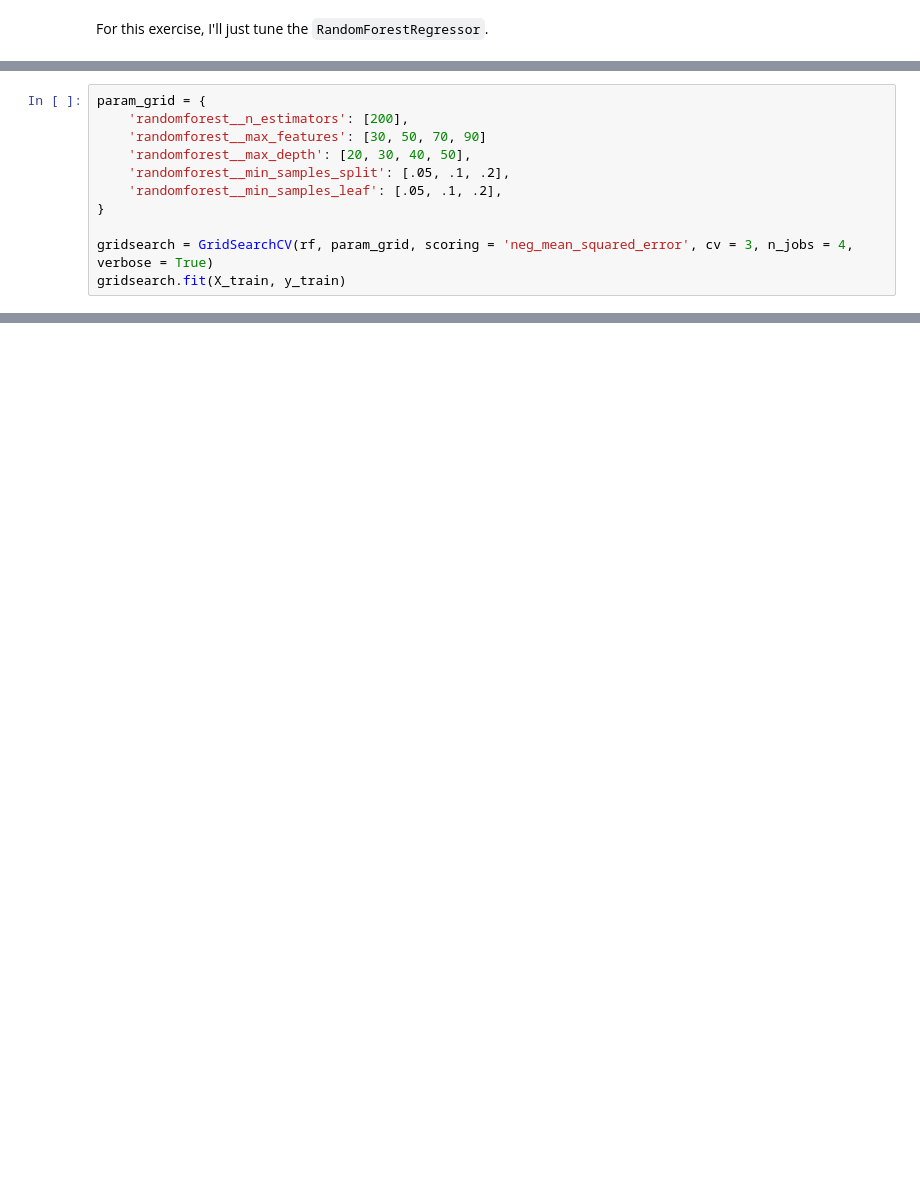
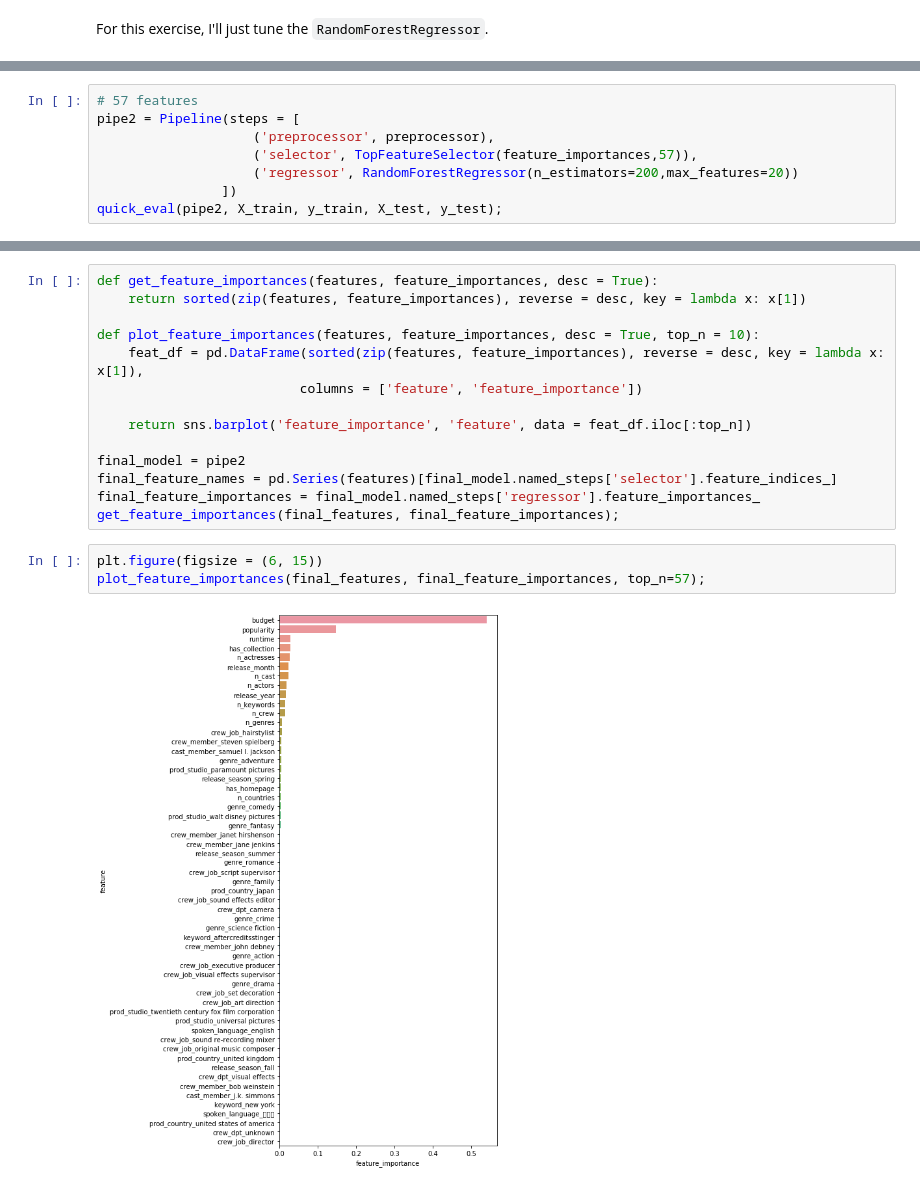
Before and after one commit to collindching/Learning-Exercises, a Jupyter notebook: Box Office Revenue Prediction/Regression Model.ipynb, the cells around one changed output, grey strips where cells are left out. Drawn from its saved outputs; the diff is of its cells as text; blank space fills up the shorter version.

```diff
--- a/Box Office Revenue Prediction/Regression Model.ipynb
+++ b/Box Office Revenue Prediction/Regression Model.ipynb
@@ -1450,11 +1307,0 @@ from sklearn.model_selection import GridSearchCV
-# %%
-param_grid = {
-    'randomforest__n_estimators': [200],
-    'randomforest__max_features': [30, 50, 70, 90]
-    'randomforest__max_depth': [20, 30, 40, 50],
-    'randomforest__min_samples_split': [.05, .1, .2],
-    'randomforest__min_samples_leaf': [.05, .1, .2],
-}
-
-gridsearch = GridSearchCV(rf, param_grid, scoring = 'neg_mean_squared_error', cv = 3, n_jobs = 4, verbose = True)
-gridsearch.fit(X_train, y_train)
@@ -1548,0 +1512,8 @@ sorted(zip(feature_importances, attributes), reverse=True)
+# %%
+# 57 features
+pipe2 = Pipeline(steps = [
+                    ('preprocessor', preprocessor),
+                    ('selector', TopFeatureSelector(feature_importances,57)),
+                    ('regressor', RandomForestRegressor(n_estimators=200,max_features=20))
+                ])
+quick_eval(pipe2, X_train, y_train, X_test, y_test);
@@ -1548,0 +1536,19 @@ sorted(zip(feature_importances, attributes), reverse=True)
+# %%
+def get_feature_importances(features, feature_importances, desc = True):
+    return sorted(zip(features, feature_importances), reverse = desc, key = lambda x: x[1])
+
+def plot_feature_importances(features, feature_importances, desc = True, top_n = 10):
+    feat_df = pd.DataFrame(sorted(zip(features, feature_importances), reverse = desc, key = lambda x: x[1]),
+                          columns = ['feature', 'feature_importance'])
+
+    return sns.barplot('feature_importance', 'feature', data = feat_df.iloc[:top_n])
+
+final_model = pipe2
+final_feature_names = pd.Series(features)[final_model.named_steps['selector'].feature_indices_]
+final_feature_importances = final_model.named_steps['regressor'].feature_importances_
+get_feature_importances(final_features, final_feature_importances);
+# %%
+plt.figure(figsize = (6, 15))
+plot_feature_importances(final_features, final_feature_importances, top_n=57);
+# %% [output]
+[figure, added]
```
Also changed, not shown: parts of 55 cells of this notebook, 1 other file.
